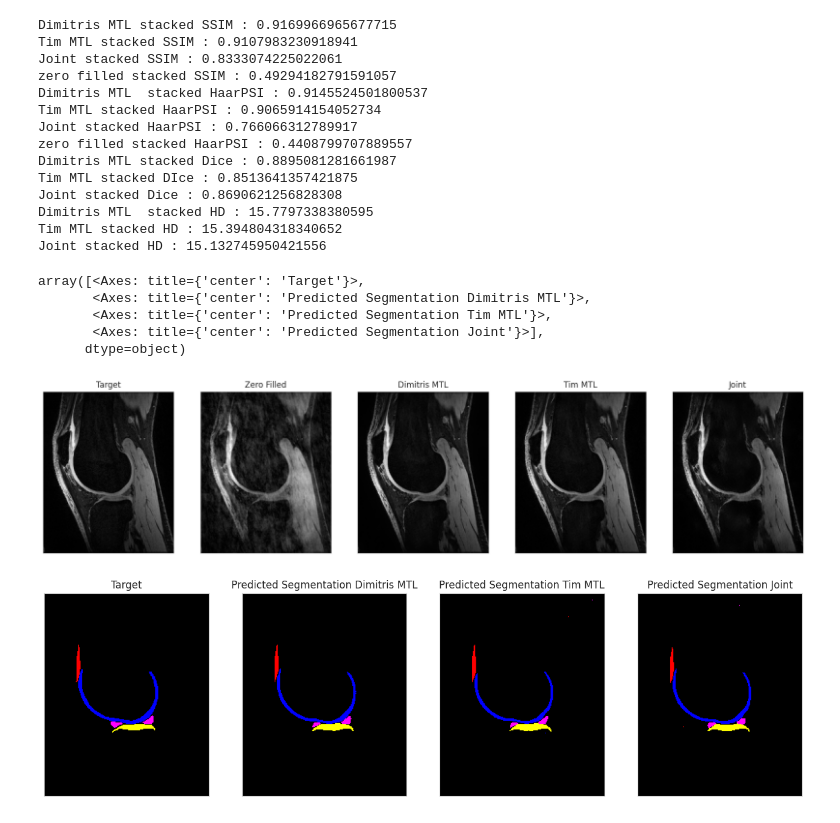
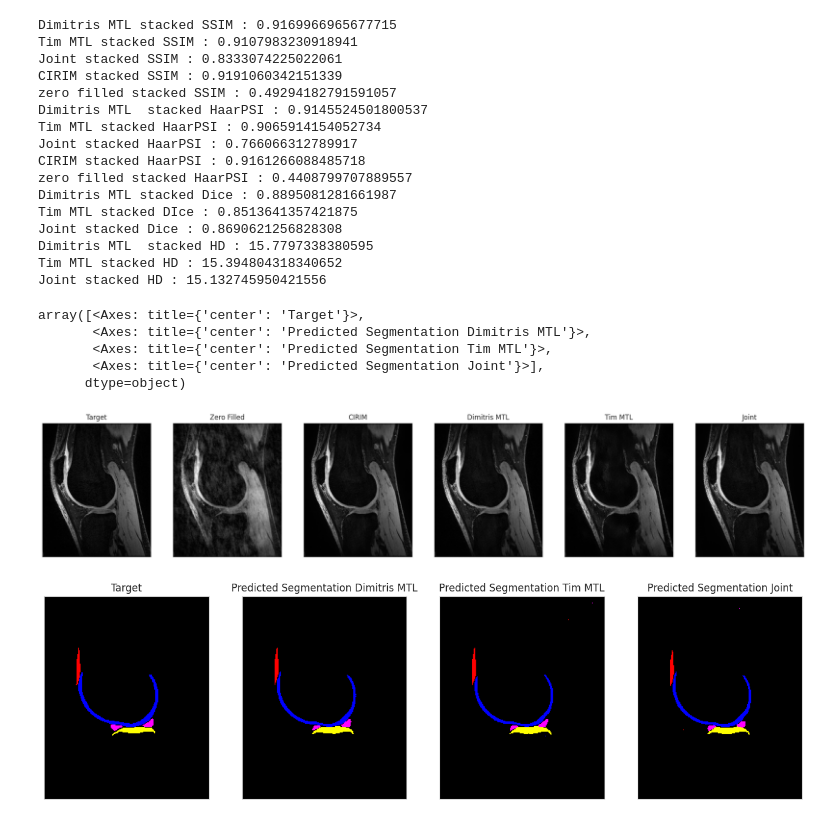
Before and after one commit to TimPaquaij/atommic, a Jupyter notebook: projects/MTL/rs/SKMTEA/Visualize_SD_IP.ipynb, the cells around one changed output. Cells and saved outputs as stored; diff of their text form; code cells hidden in the pictures.

Commit message:
added option to reconstruction both echos in batch (CIRIM and MTLRS)

```diff
--- a/projects/MTL/rs/SKMTEA/Visualize_SD_IP.ipynb
+++ b/projects/MTL/rs/SKMTEA/Visualize_SD_IP.ipynb
@@ -483,6 +483,18 @@ with h5py.File(fname, "r") as f:
     # zero_filled_3  = f['zero_filled'][()].squeeze()
     inter_rec_mtlrs_3  = f['intermediate_reconstruction'][()].squeeze()
 #scan_mtlrs = inter_rec[:,0,...]
+
+fname = "/data/projects/utwente/recon/SKM-TEA_small/v1-release/predictions/CIRIM_SENSE/predictions_4x/2024-03-15_13-26-08/predictions/MTR_005.h5"
+with h5py.File(fname, "r") as f:
+    print(f.keys())
+    # print(f.keys())
+    scan_cirim = f['reconstruction'][()].squeeze()
+    #target_cirim_3  = f['target_reconstruction'][()].squeeze()
+    # segmentation_labels_org_3  = f['target_segmentation'][()].squeeze()
+    loglike_cirim  = f['intermediate_loglike'][()].squeeze()
+    zero_filled_cirim = f['zero_filled'][()].squeeze()
+    inter_rec_cirim  = f['intermediate_reconstruction'][()].squeeze()
+#scan_cirim = inter_rec[:,0,...]
 # %% [output]
 <KeysViewHDF5 ['intermediate_loglike', 'intermediate_reconstruction', 'reconstruction', 'segmentation', 'target_reconstruction', 'target_segmentation', 'zero_filled']>
 <KeysViewHDF5 ['intermediate_loglike', 'intermediate_reconstruction', 'reconstruction', 'segmentation', 'target_reconstruction', 'target_segmentation', 'zero_filled']>
@@ -536,23 +550,28 @@ if output == 'complex_abs':
     target_output = target_mtlrs_1[sl]**2
     scan_output_2 = scan_mtlrs_2[sl]**2
     scan_output_3 = scan_mtlrs_3[sl]**2
+    scan_output_4 = scan_cirim[sl]**2
     zero_filled_output = zero_filled_mtlrs_1[sl]**2
 if output == 'complex_abs_sqrt':
     scan_output_1 = np.sqrt(scan_mtlrs_1[sl]**2)
     target_output = np.sqrt(target_mtlrs_1[sl]**2)
     scan_output_2 = np.sqrt(scan_mtlrs_2[sl]**2)
     scan_output_3 = np.sqrt(scan_mtlrs_3[sl]**2)
+    scan_output_4 = np.sqrt(scan_cirim[sl]**2)
     zero_filled_output = np.sqrt(zero_filled_mtlrs_1[sl]**2)
 if output == 'stacked':
     scan_output_1 = scan_mtlrs_1[sl]
     target_output = target_mtlrs_1[sl]
     scan_output_2 = scan_mtlrs_2[sl]
+    scan_output_3 = scan_mtlrs_3[sl]
+    scan_output_4 = scan_cirim[sl]
     zero_filled_output = zero_filled_mtlrs_1[sl]
-    scan_output_3 = scan_mtlrs_3[sl]
+
 scan_output_1_norm = np.abs(scan_output_1/np.max(np.abs(scan_output_1))).real.astype(np.float32)
 target_norm = np.abs(target_output/np.max(np.abs(target_output))).real.astype(np.float32)
 scan_output_2_norm = np.abs(scan_output_2 /np.max(np.abs(scan_output_2 ))).real.astype(np.float32)
 scan_output_3_norm = np.abs(scan_output_3 /np.max(np.abs(scan_output_3 ))).real.astype(np.float32)
+scan_output_4_norm = np.abs(scan_output_4 /np.max(np.abs(scan_output_4 ))).real.astype(np.float32)
 zero_filled_norm = np.abs(zero_filled_output/np.max(np.abs(zero_filled_output))).real.astype(np.float32)
 
 
@@ -574,6 +593,12 @@ SSIM_mtlrs_3 = ssim(target_norm,scan_output_3_norm,maxval=max_value)
 max_value = max(np.max(scan_output_3_norm), np.max(target_norm))
 HaarPSI_mtlrs_3 = haarpsi3d(target_norm,scan_output_3_norm,maxval=max_value)
 
+max_value = max(np.max(scan_output_4_norm)-np.min(scan_output_4_norm), np.max(target_norm)-np.min(target_norm))
+SSIM_cirim = ssim(target_norm,scan_output_4_norm,maxval=max_value)
+
+max_value = max(np.max(scan_output_4_norm), np.max(target_norm))
+HaarPSI_cirim = haarpsi3d(target_norm,scan_output_4_norm,maxval=max_value)
+
 max_value = max(np.max(zero_filled_norm)-np.min(zero_filled_norm), np.max(target_norm)-np.min(target_norm))
 SSIM_zero= ssim(target_norm,zero_filled_norm,maxval=max_value)
 
@@ -585,13 +610,15 @@ wsize = hsize / scan_output_1_norm.shape[0] * scan_output_1_norm.shape[1]
 print(f"Dimitris MTL {output} SSIM : {SSIM_mtlrs_1}")
 print(f"Tim MTL {output} SSIM : {SSIM_mtlrs_2}")
 print(f"Joint {output} SSIM : {SSIM_mtlrs_3}")
+print(f"CIRIM {output} SSIM : {SSIM_cirim}")
 print(f"zero filled {output} SSIM : {SSIM_zero}")
 print(f"Dimitris MTL  {output} HaarPSI : {HaarPSI_mtlrs_1}")
 print(f"Tim MTL {output} HaarPSI : {HaarPSI_mtlrs_2}")
 print(f"Joint {output} HaarPSI : {HaarPSI_mtlrs_3}")
+print(f"CIRIM {output} HaarPSI : {HaarPSI_cirim}")
 print(f"zero filled {output} HaarPSI : {HaarPSI_zero}")
 
-plot_images([target_norm, zero_filled_norm,scan_output_1_norm,scan_output_2_norm,scan_output_3_norm], titles=['Target', 'Zero Filled', "Dimitris MTL","Tim MTL","Joint"], fontsize=12, wsize=wsize, hsize=hsize,cmap=['gray','gray','gray','gray','gray'])
+plot_images([target_norm, zero_filled_norm,scan_output_1_norm,scan_output_2_norm,scan_output_3_norm,scan_output_4_norm], titles=['Target', 'Zero Filled',"CIRIM", "Dimitris MTL","Tim MTL","Joint"], fontsize=12, wsize=wsize, hsize=hsize,cmap=['gray','gray','gray','gray','gray',"gray"])
 #plt.savefig('/scratch/tmpaquaij/Figures/Accelerated_reconstruction_gaussian2d_3_mtls.png')
 
 pred_seg_1 = label2rgb(np.argmax(segmentations_mtlrs_1[sl, :, :, :],axis=0), bg_label=0)
@@ -608,32 +635,34 @@ hd_3=hausdorff_distance_metric(segmentation_labels_org_1[sl, :, :, :][np.newaxis
 
 print(f"Dimitris MTL {output} Dice : {dice_1}")
 print(f"Tim MTL {output} DIce : {dice_2}")
 print(f"Joint {output} Dice : {dice_3}")
 print(f"Dimitris MTL  {output} HD : {hd_1}")
 print(f"Tim MTL {output} HD : {hd_2}")
 print(f"Joint {output} HD : {hd_3}")
 
 plot_images([tar_seg, pred_seg_1,pred_seg_2,pred_seg_3], titles=['Target', "Predicted Segmentation Dimitris MTL","Predicted Segmentation Tim MTL","Predicted Segmentation Joint"], fontsize=12, wsize=wsize, hsize=hsize)
 #plt.savefig('/scratch/tmpaquaij/Figures/Accelerated_segmentation_MCE_BCE_gaussian2d_4x.png')
 # %% [output]
 Dimitris MTL stacked SSIM : 0.9169966965677715
 Tim MTL stacked SSIM : 0.9107983230918941
 Joint stacked SSIM : 0.8333074225022061
+CIRIM stacked SSIM : 0.9191060342151339
 zero filled stacked SSIM : 0.49294182791591057
 Dimitris MTL  stacked HaarPSI : 0.9145524501800537
 Tim MTL stacked HaarPSI : 0.9065914154052734
 Joint stacked HaarPSI : 0.766066312789917
+CIRIM stacked HaarPSI : 0.9161266088485718
 zero filled stacked HaarPSI : 0.4408799707889557
 Dimitris MTL stacked Dice : 0.8895081281661987
 Tim MTL stacked DIce : 0.8513641357421875
 Joint stacked Dice : 0.8690621256828308
 Dimitris MTL  stacked HD : 15.7797338380595
 Tim MTL stacked HD : 15.394804318340652
 Joint stacked HD : 15.132745950421556
 array([<Axes: title={'center': 'Target'}>,
        <Axes: title={'center': 'Predicted Segmentation Dimitris MTL'}>,
        <Axes: title={'center': 'Predicted Segmentation Tim MTL'}>,
        <Axes: title={'center': 'Predicted Segmentation Joint'}>],
       dtype=object)
-[figure, old version]
+[figure, new version]
 [figure]
```
Also changed, not shown: parts of 5 cells of this notebook, 19 other files.
